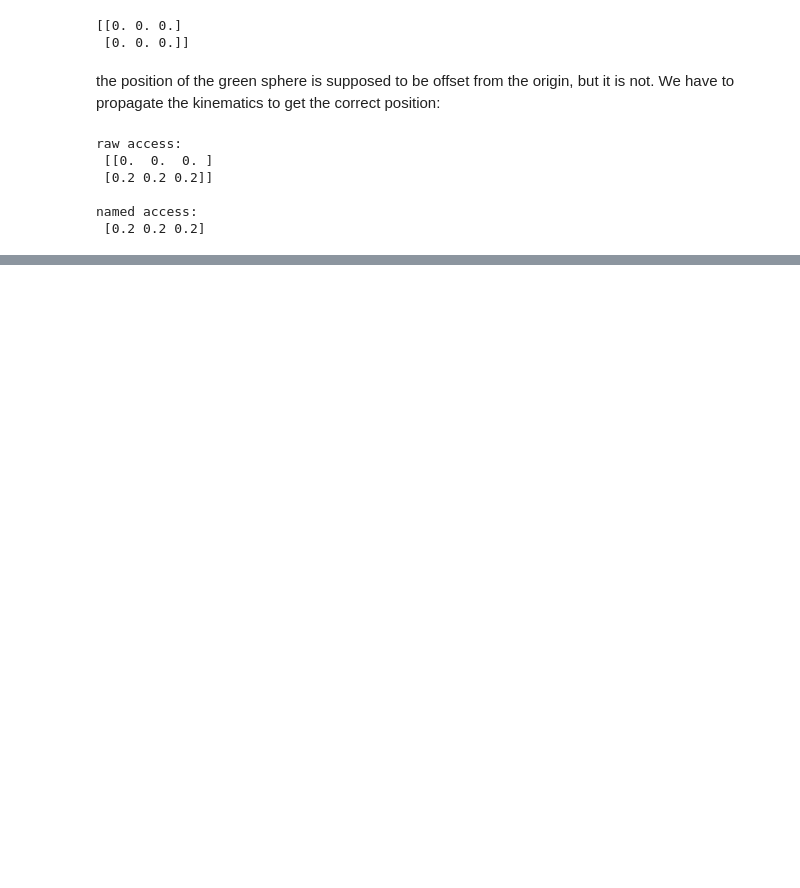
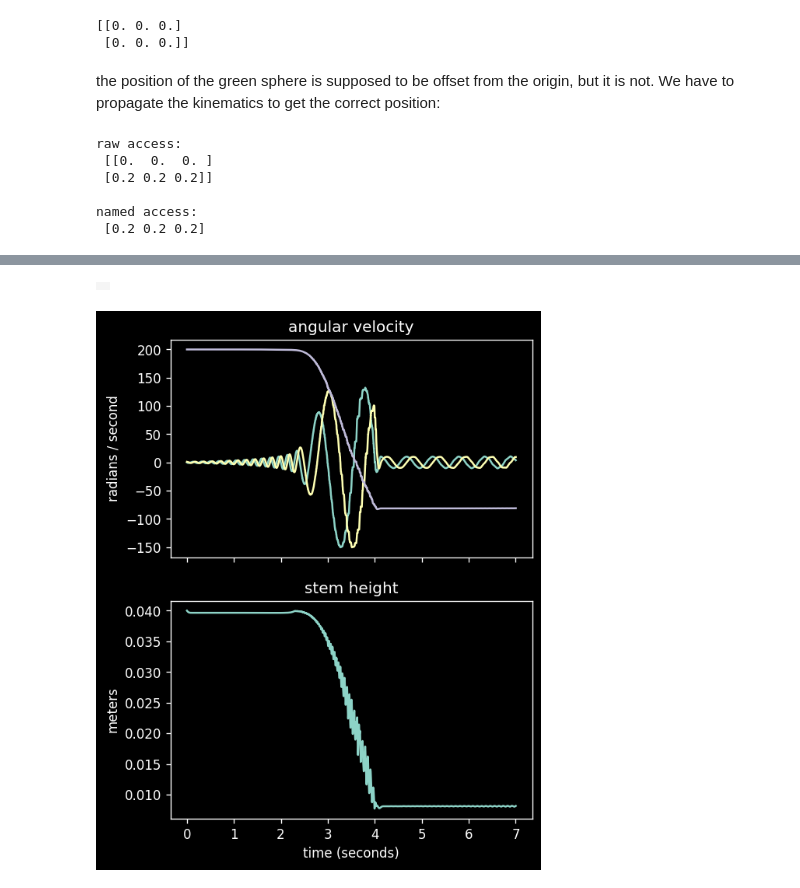
Before and after one commit to Michaelhess17/mujoco_stability, a Jupyter notebook: load_mujoco.00.ipynb, the cells around one changed output, grey strips where cells are left out. Saved outputs shown, nothing was run; the diff lists cells and outputs as text; code cells hidden in the pictures; blank space fills up the shorter version.

```diff
--- a/load_mujoco.00.ipynb
+++ b/load_mujoco.00.ipynb
@@ -66,0 +232,47 @@ FatalError: an OpenGL platform library has not been loaded into this process, th
+# %%
+duration = 7    # (seconds)
+framerate = 60  # (Hz)
+
+# Simulate and display video.
+frames = []
+mujoco.mj_resetDataKeyframe(model, data, 0)  # Reset the state to keyframe 0
+with mujoco.Renderer(model) as renderer:
+  while data.time < duration:
+    mujoco.mj_step(model, data)
+    if len(frames) < data.time * framerate:
+      renderer.update_scene(data, "closeup")
+      pixels = renderer.render()
+      frames.append(pixels)
+
+media.show_video(frames, fps=framerate)
+# %% [output]
+|  |
+# %%
+timevals = []
+angular_velocity = []
+stem_height = []
+
+# Simulate and save data
+mujoco.mj_resetDataKeyframe(model, data, 0)
+while data.time < duration:
+  mujoco.mj_step(model, data)
+  timevals.append(data.time)
+  angular_velocity.append(data.qvel[3:6].copy())
+  stem_height.append(data.geom_xpos[2,2]);
+
+dpi = 120
+width = 600
+height = 800
+figsize = (width / dpi, height / dpi)
+_, ax = plt.subplots(2, 1, figsize=figsize, dpi=dpi, sharex=True)
+
+ax[0].plot(timevals, angular_velocity)
+ax[0].set_title('angular velocity')
+ax[0].set_ylabel('radians / second')
+
+ax[1].plot(timevals, stem_height)
+ax[1].set_xlabel('time (seconds)')
+ax[1].set_ylabel('meters')
+_ = ax[1].set_title('stem height')
+# %% [output]
+[figure, added]
```
Also changed, not shown: parts of 21 cells of this notebook, 5 other files.
